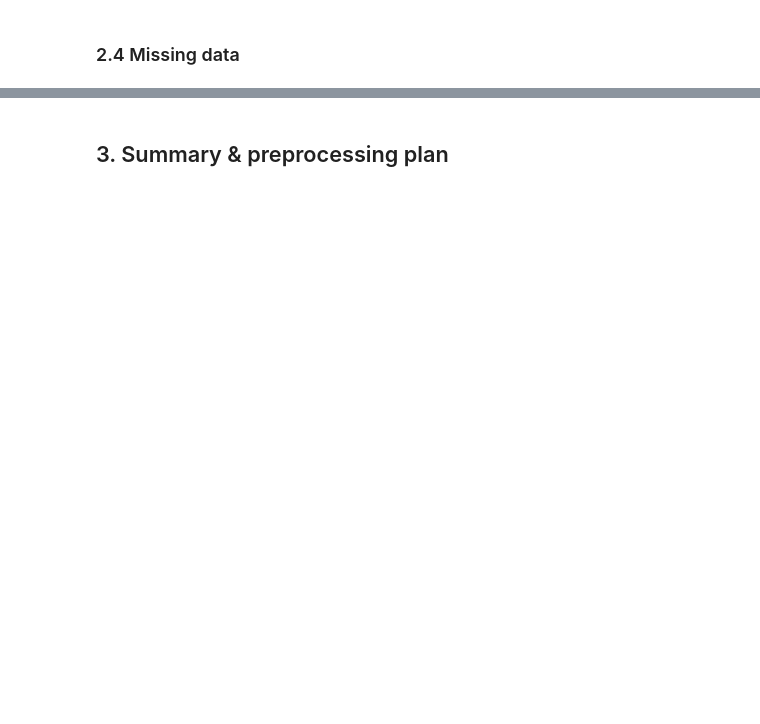
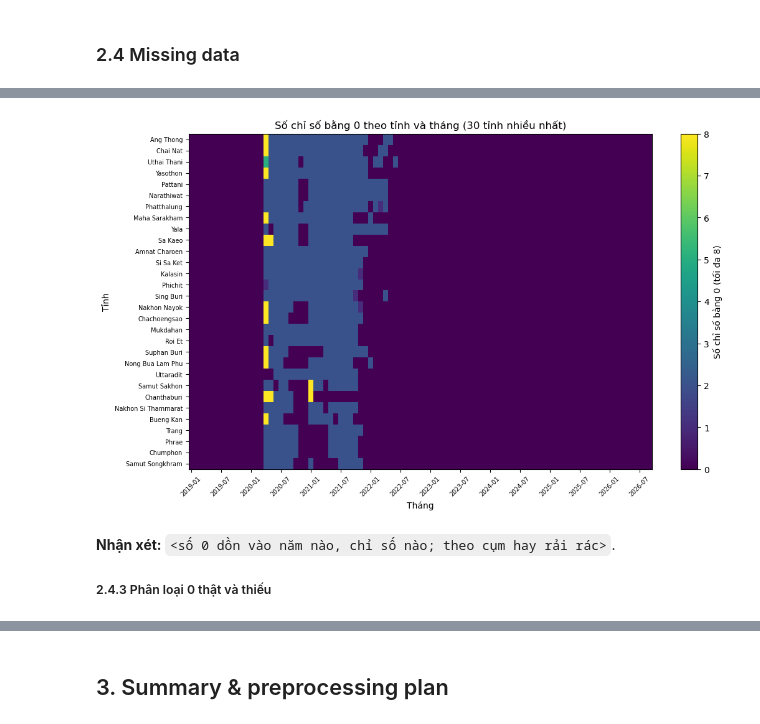
Before and after one commit to truongtin2006k-wq/thai-tourism, a Jupyter notebook: notebooks/01_collection_exploration.ipynb, the cells around one changed output, grey strips where cells are left out. Saved outputs shown, nothing was run; the diff lists cells and outputs as text; code cells hidden in the pictures; blank space fills up the shorter version.

```diff
--- a/notebooks/01_collection_exploration.ipynb
+++ b/notebooks/01_collection_exploration.ipynb
@@ -312,0 +816,9 @@ visitors_total                 1           1     1
+# %%
+zeros = (wide[num_cols] == 0)
+miss = pd.DataFrame({
+    "n_nan":   wide[num_cols].isna().sum(),
+    "pct_nan": (wide[num_cols].isna().mean() * 100).round(2),
+    "n_zero":  zeros.sum(),
+    "pct_zero": (zeros.mean() * 100).round(2),
+})
+miss
@@ -312,0 +865,17 @@ visitors_total                 1           1     1
+# %%
+zc = zeros.sum(axis=1).groupby([wide["province_en"], wide["date"]]).sum().unstack()
+top = zc.sum(axis=1).sort_values(ascending=False).head(30).index   # 30 tỉnh nhiều số 0 nhất cho dễ đọc
+plt.figure(figsize=(12, 7))
+plt.imshow(zc.loc[top].values, aspect="auto")
+plt.colorbar(label="Số chỉ số bằng 0 (tối đa 8)")
+plt.yticks(range(len(top)), top, fontsize=7)
+plt.xticks(range(0, zc.shape[1], 6),
+           [d.strftime("%Y-%m") for d in zc.columns[::6]], rotation=45, fontsize=7)
+plt.title("Số chỉ số bằng 0 theo tỉnh và tháng (30 tỉnh nhiều nhất)")
+plt.xlabel("Tháng"); plt.ylabel("Tỉnh"); plt.show()
+# %% [output]
+[figure, added]
+# %% [markdown]
+**Nhận xét:** `<số 0 dồn vào năm nào, chỉ số nào; theo cụm hay rải rác>`.
+
+##### 2.4.3 Phân loại 0 thật và thiếu
```
Also changed, not shown: parts of 64 cells of this notebook.
